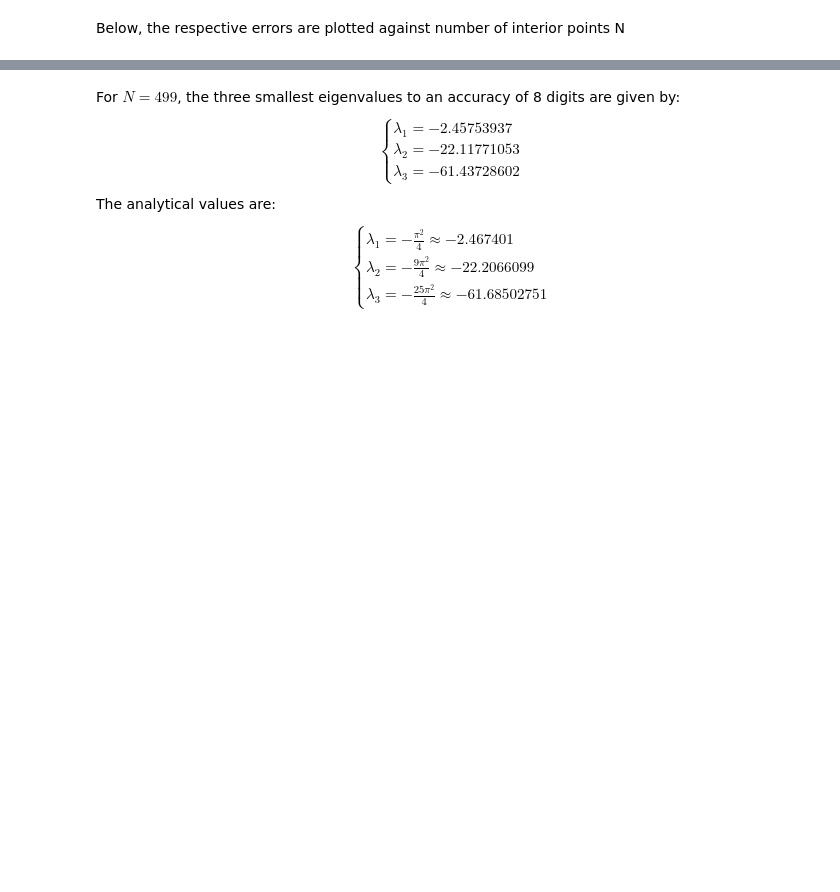
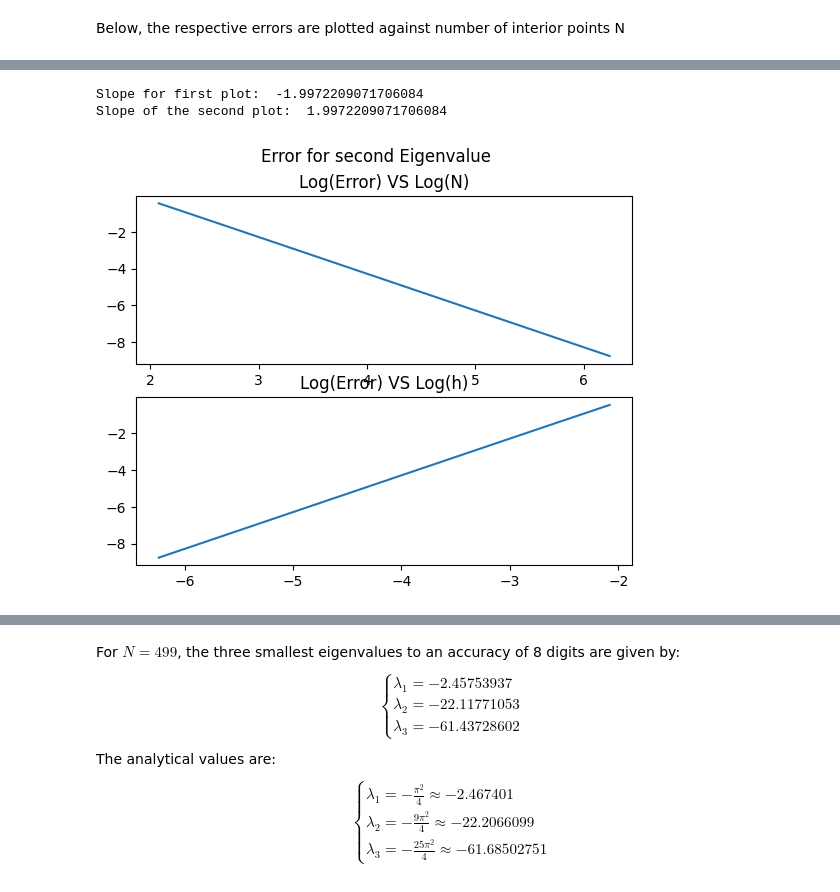
Before and after one commit to william-lundgren/FilipNumMums, a Jupyter notebook: Project2.ipynb, the cells around one changed output, grey strips where cells are left out. Drawn from its saved outputs; the diff is of its cells as text; code cells hidden in the pictures; blank space fills up the shorter version.

```diff
--- a/Project2.ipynb
+++ b/Project2.ipynb
@@ -353,0 +327,14 @@ print(three_first_eigenvalues)
+# %%
+fig, (ax1, ax2) = plt.subplots(2)
+fig.suptitle('Error for second Eigenvalue')
+ax1.plot(np.log(Nvec), np.log(eigen_errors[:,1]))
+ax2.plot(np.log(stepgrid), np.log(eigen_errors[:,1]))
+ax1.title.set_text('Log(Error) VS Log(N)')
+ax2.title.set_text('Log(Error) VS Log(h)')
+
+print('Slope for first plot: ', np.log(eigen_errors[-1,1]/eigen_errors[0,1])/np.log(Nvec[-1]/Nvec[0]))
+print('Slope of the second plot: ', np.log(eigen_errors[-1,1]/eigen_errors[0,1])/np.log(stepgrid[-1]/stepgrid[0]))
+# %% [output]
+Slope for first plot:  -1.9972209071706084
+Slope of the second plot:  1.9972209071706084
+[figure, added]
```
Also changed, not shown: parts of 28 cells of this notebook.
